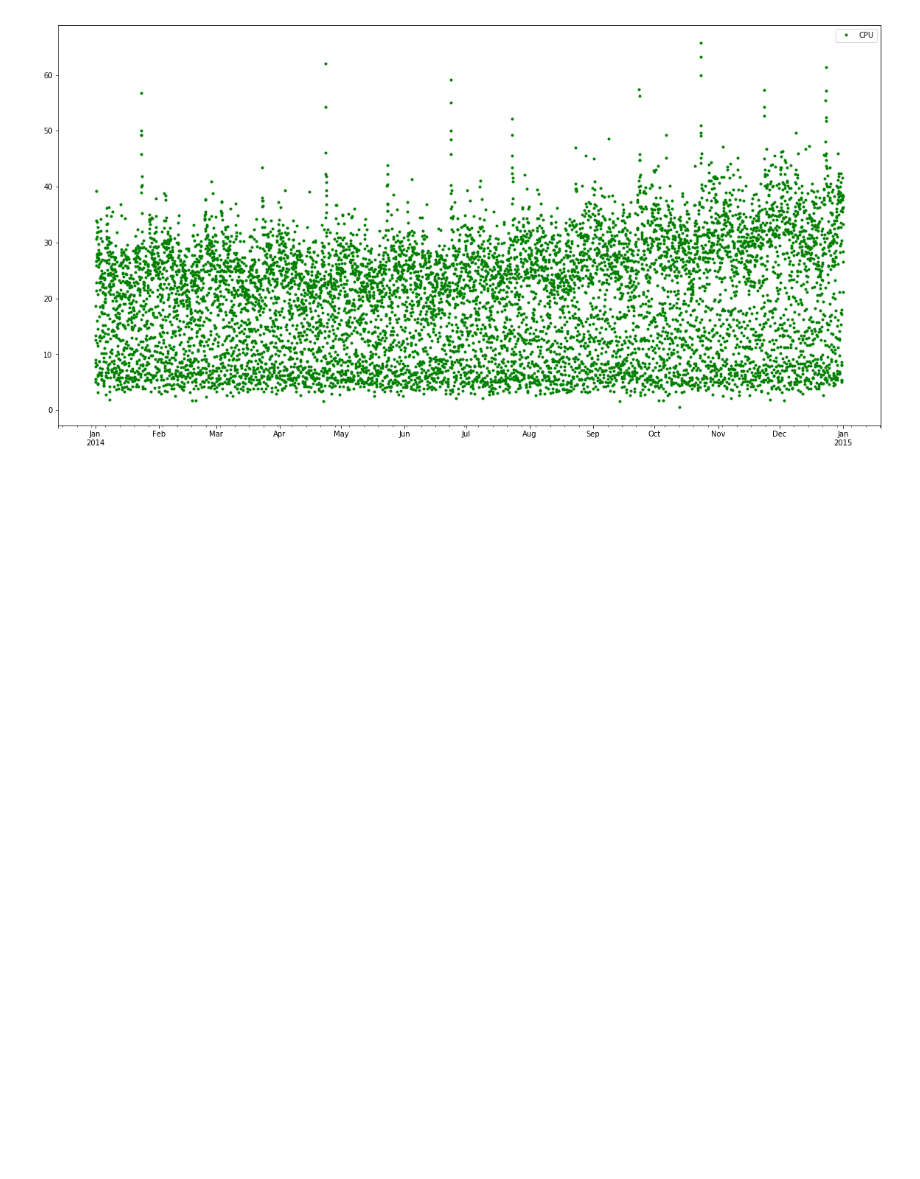
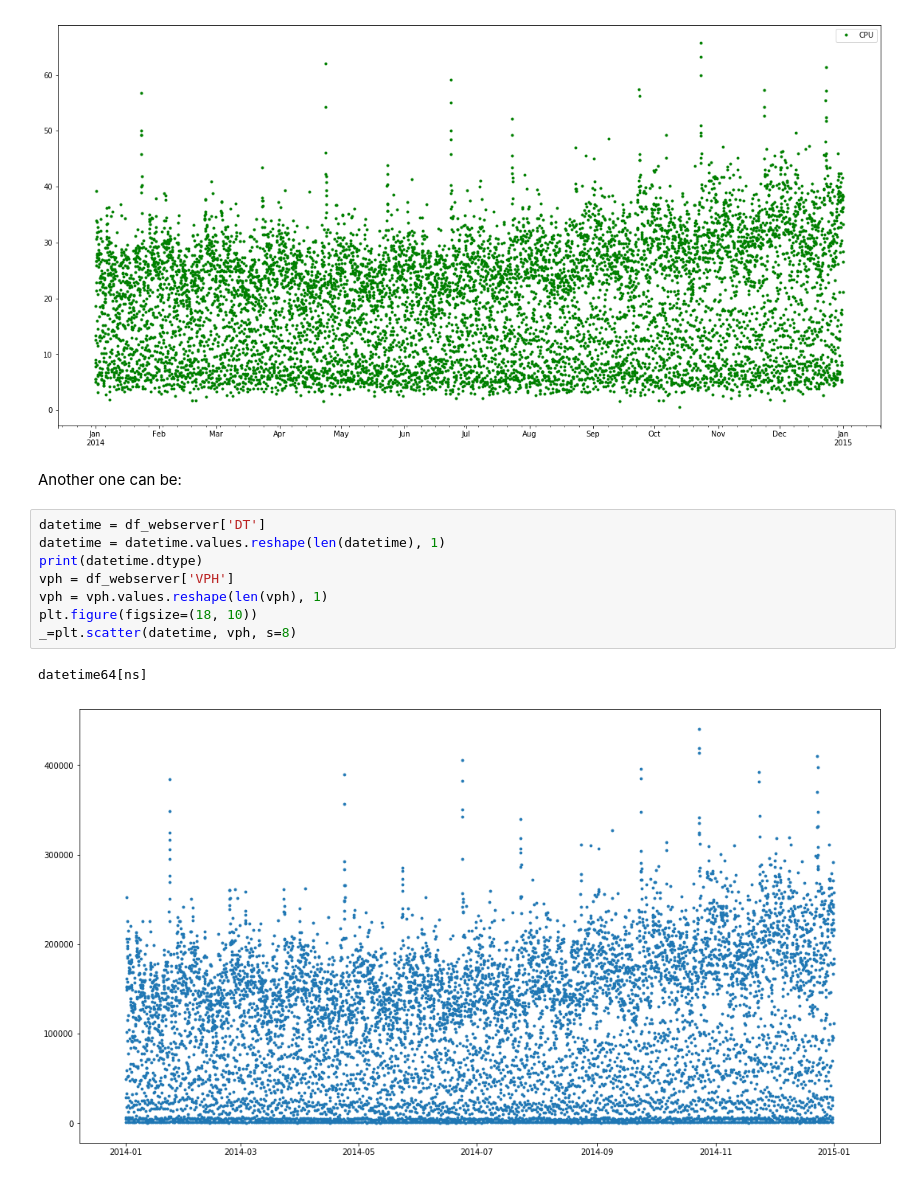
Before and after one commit to nerdiejack/capacity_management, a Jupyter notebook: notebooks/MyWebShop.ipynb, the cells around one changed output. Drawn from its saved outputs; the diff is of its cells as text; blank space fills up the shorter version.

Commit message:
Add more plots.

```diff
--- a/notebooks/MyWebShop.ipynb
+++ b/notebooks/MyWebShop.ipynb
@@ -92,3 +92,16 @@ for i in range(0, len(datasets)):
 [figure]
 [figure]
 [figure]
+# %% [markdown]
+Another one can be:
+# %%
+datetime = df_webserver['DT']
+datetime = datetime.values.reshape(len(datetime), 1)
+print(datetime.dtype)
+vph = df_webserver['VPH']
+vph = vph.values.reshape(len(vph), 1)
+plt.figure(figsize=(18, 10))
+_=plt.scatter(datetime, vph, s=8)
+# %% [output]
+datetime64[ns]
+[figure, added]
```
Also changed, not shown: parts of 7 cells of this notebook, 1 other file.
